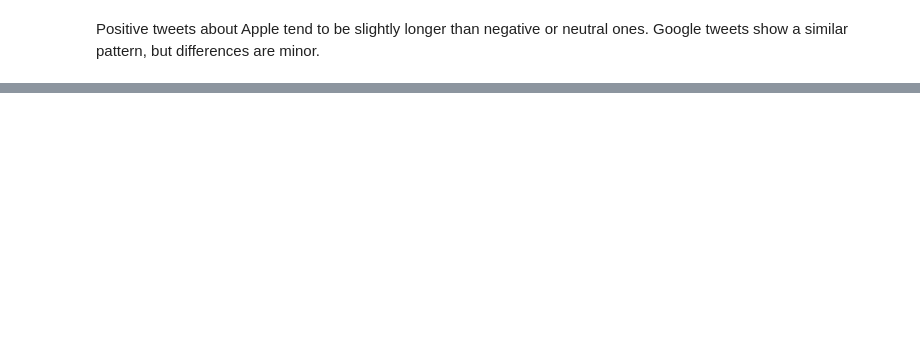
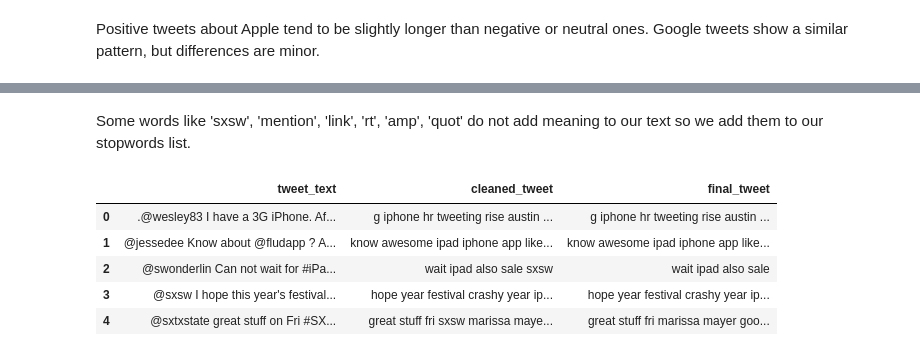
Before and after one commit to zippy345/Tweets_Group_8_project, a Jupyter notebook: sentiments.ipynb, the cells around one changed output, grey strips where cells are left out. Saved outputs shown, nothing was run; the diff lists cells and outputs as text; code cells hidden in the pictures; blank space fills up the shorter version.

```diff
--- a/sentiments.ipynb
+++ b/sentiments.ipynb
@@ -564,0 +534,2 @@ Feature matrix shape: (9070, 5000)
+# %% [markdown]
+Some words like 'sxsw', 'mention', 'link', 'rt', 'amp', 'quot' do not add meaning to our text so we add them to our stopwords list.
@@ -564,0 +540,13 @@ Feature matrix shape: (9070, 5000)
+# %%
+# Apply the function after updating the stopword list
+df['final_tweet'] = df['cleaned_tweet'].apply(clean_text)
+# %%
+# Confirm the changes
+df[['tweet_text', 'cleaned_tweet', 'final_tweet']].head()
+# %% [output]
+|  | tweet_text | cleaned_tweet | final_tweet |
+| 0 | .@wesley83 I have a 3G iPhone. Af... | g iphone hr tweeting rise austin ... | g iphone hr tweeting rise austin ... |
+| 1 | @jessedee Know about @fludapp ? A... | know awesome ipad iphone app like... | know awesome ipad iphone app like... |
+| 2 | @swonderlin Can not wait for #iPa... | wait ipad also sale sxsw | wait ipad also sale |
+| 3 | @sxsw I hope this year's festival... | hope year festival crashy year ip... | hope year festival crashy year ip... |
+| 4 | @sxtxstate great stuff on Fri #SX... | great stuff fri sxsw marissa maye... | great stuff fri marissa mayer goo... |
```
Also changed, not shown: parts of 45 cells of this notebook.
